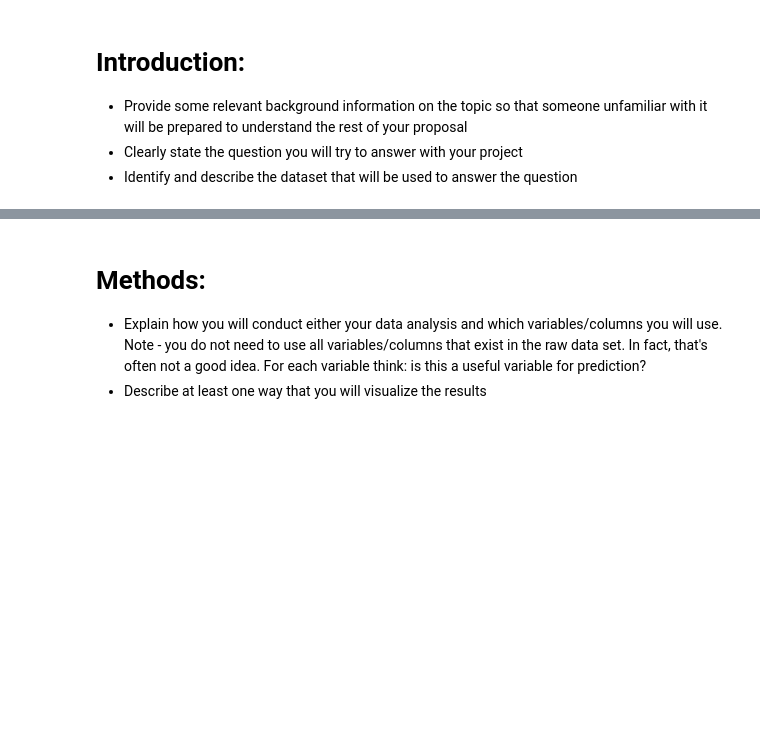
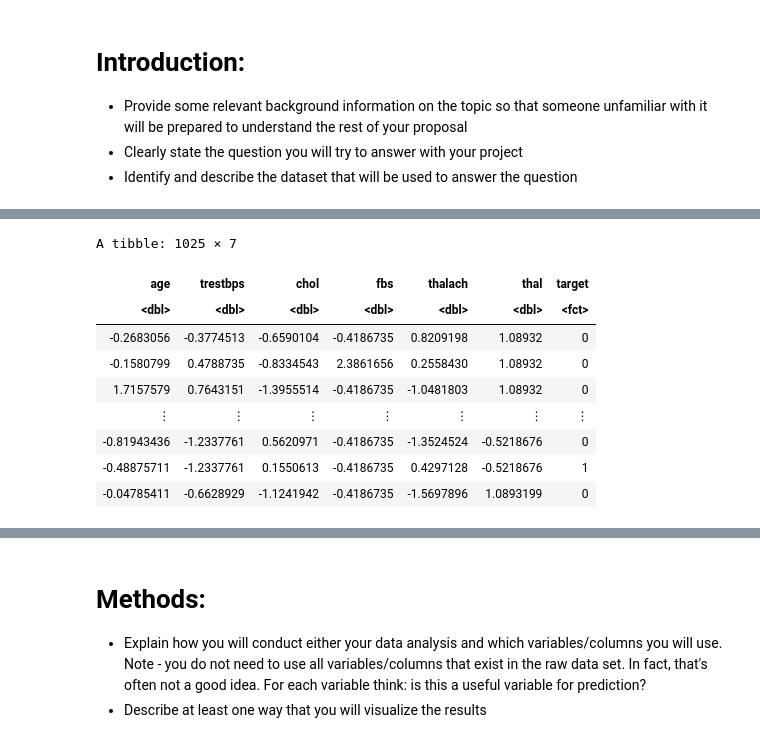
Before and after one commit to sadia-kd/DSCI-Project, a Jupyter notebook: Proposal.ipynb, the cells around one changed output, grey strips where cells are left out. Drawn from its saved outputs; the diff is of its cells as text; code cells hidden in the pictures; blank space fills up the shorter version.

```diff
--- a/Proposal.ipynb
+++ b/Proposal.ipynb
@@ -61,0 +93,21 @@ A tibble: 6 × 14
+# %%
+# Scale and Center the DATA here: recipe and workflow
+
+scaled_heart_disease <- recipe(target  ~ ., data = heart_disease) %>%
+    step_scale(all_predictors()) %>%
+    step_center(all_predictors()) %>%
+    prep() %>%
+    bake(heart_disease)
+
+scaled_heart_disease
+# %% [output]
+A tibble: 1025 × 7
+| age | trestbps | chol | fbs | thalach | thal | target |
+| <dbl> | <dbl> | <dbl> | <dbl> | <dbl> | <dbl> | <fct> |
+| -0.2683056 | -0.3774513 | -0.6590104 | -0.4186735 | 0.8209198 | 1.08932 | 0 |
+| -0.1580799 | 0.4788735 | -0.8334543 | 2.3861656 | 0.2558430 | 1.08932 | 0 |
+| 1.7157579 | 0.7643151 | -1.3955514 | -0.4186735 | -1.0481803 | 1.08932 | 0 |
+| ⋮ | ⋮ | ⋮ | ⋮ | ⋮ | ⋮ | ⋮ |
+| -0.81943436 | -1.2337761 | 0.5620971 | -0.4186735 | -1.3524524 | -0.5218676 | 0 |
+| -0.48875711 | -1.2337761 | 0.1550613 | -0.4186735 | 0.4297128 | -0.5218676 | 1 |
+| -0.04785411 | -0.6628929 | -1.1241942 | -0.4186735 | -1.5697896 | 1.0893199 | 0 |
```
Also changed, not shown: parts of 7 cells of this notebook.
